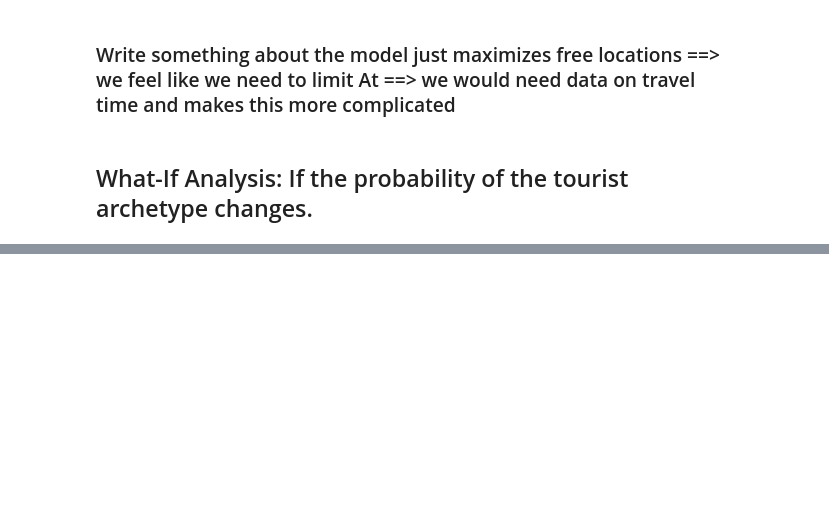
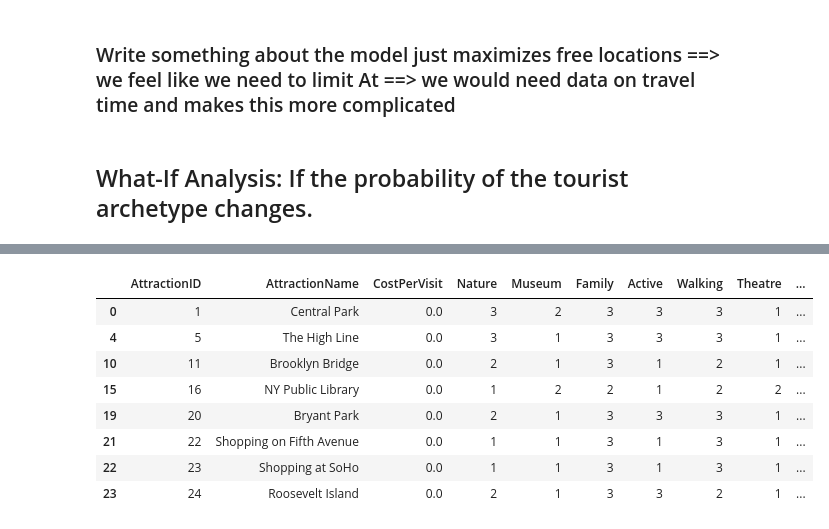
Before and after one commit to kaia-hu/hu_portfolio, a Jupyter notebook: decision_analytics_final.ipynb, the cells around one changed output, grey strips where cells are left out. Cells and saved outputs as stored; diff of their text form; code cells hidden in the pictures; blank space fills up the shorter version.

```diff
--- a/decision_analytics_final.ipynb
+++ b/decision_analytics_final.ipynb
@@ -405,0 +460,14 @@ Name: AttractionID, dtype: bool
+# %%
+# rows with NaN shows difference between the scenarios, rows without nans show attractions that the model consistently picks or is biased towards
+# biased locations - kinda makes sense
+nyc[nyc['AttractionID'].isin(com_table.dropna(axis=0).iloc[:,0])]
+# %% [output]
+|  | AttractionID | AttractionName | CostPerVisit | Nature | Museum | Family | Active | Walking | Theatre | ... |
+| 0 | 1 | Central Park | 0.0 | 3 | 2 | 3 | 3 | 3 | 1 | ... |
+| 4 | 5 | The High Line | 0.0 | 3 | 1 | 3 | 3 | 3 | 1 | ... |
+| 10 | 11 | Brooklyn Bridge | 0.0 | 2 | 1 | 3 | 1 | 2 | 1 | ... |
+| 15 | 16 | NY Public Library | 0.0 | 1 | 2 | 2 | 1 | 2 | 2 | ... |
+| 19 | 20 | Bryant Park | 0.0 | 2 | 1 | 3 | 3 | 3 | 1 | ... |
+| 21 | 22 | Shopping on Fifth Avenue | 0.0 | 1 | 1 | 3 | 1 | 3 | 1 | ... |
+| 22 | 23 | Shopping at SoHo | 0.0 | 1 | 1 | 3 | 1 | 3 | 1 | ... |
+| 23 | 24 | Roosevelt Island | 0.0 | 2 | 1 | 3 | 3 | 2 | 1 | ... |
```
Also changed, not shown: parts of 9 cells of this notebook.
